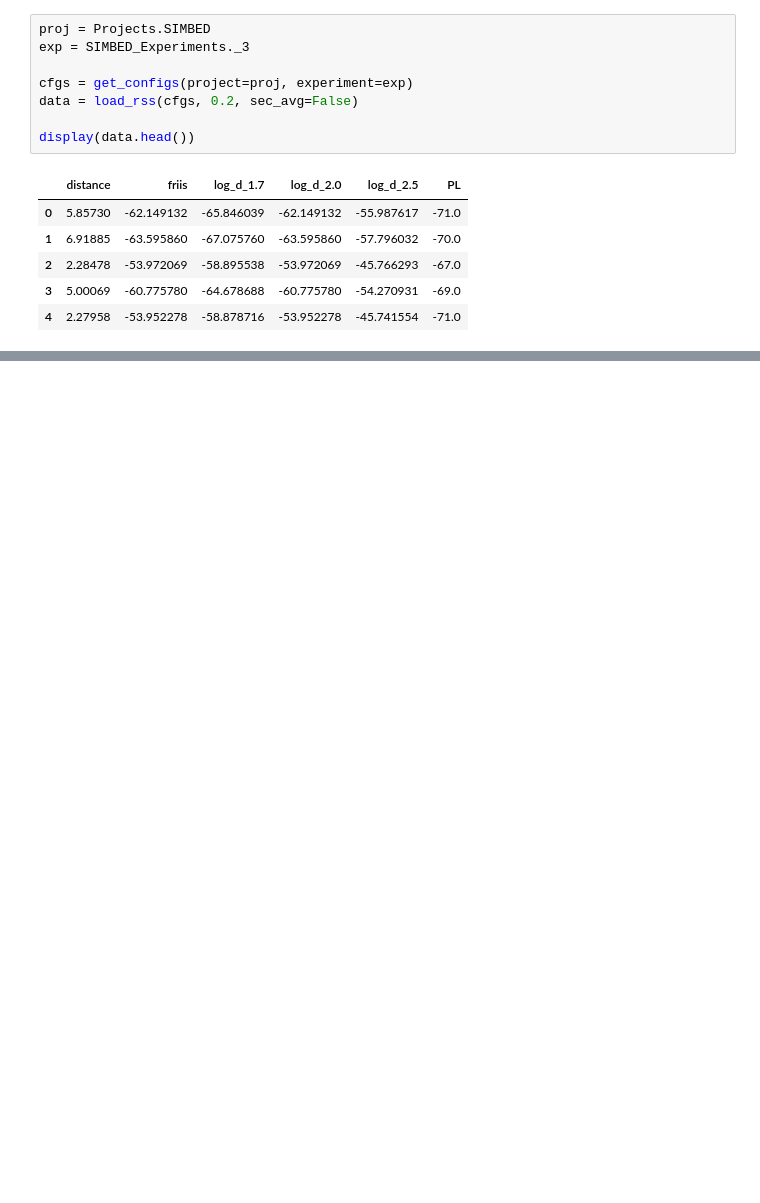
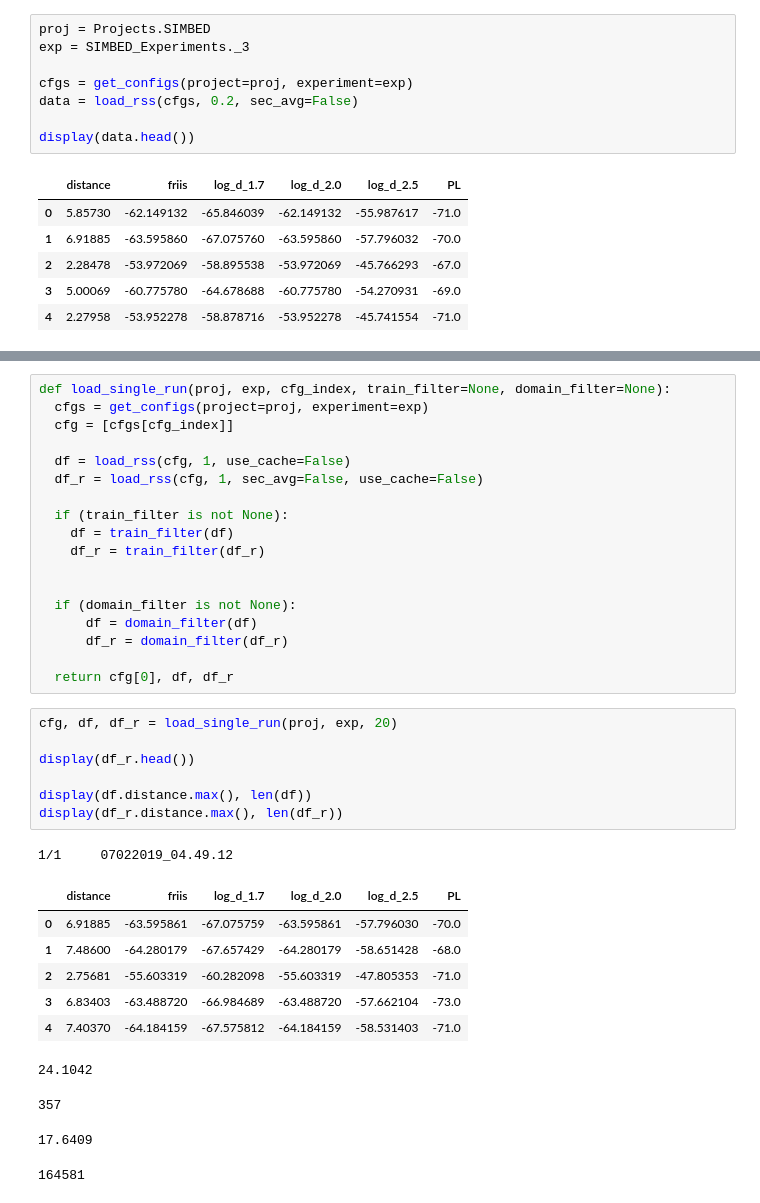
Before and after one commit to gregueiras/7052CEM, a Jupyter notebook: ff_3.ipynb, the cells around one changed output, grey strips where cells are left out. Cells and saved outputs as stored; diff of their text form; blank space fills up the shorter version.

```diff
--- a/ff_3.ipynb
+++ b/ff_3.ipynb
@@ -85,0 +143,37 @@ model(10)
+# %%
+def load_single_run(proj, exp, cfg_index, train_filter=None, domain_filter=None):
+  cfgs = get_configs(project=proj, experiment=exp)
+  cfg = [cfgs[cfg_index]]
+
+  df = load_rss(cfg, 1, use_cache=False)
+  df_r = load_rss(cfg, 1, sec_avg=False, use_cache=False)
+
+  if (train_filter is not None):
+    df = train_filter(df)
+    df_r = train_filter(df_r)
+
+
+  if (domain_filter is not None):
+      df = domain_filter(df)
+      df_r = domain_filter(df_r)
+
+  return cfg[0], df, df_r
+# %%
+cfg, df, df_r = load_single_run(proj, exp, 20)
+
+display(df_r.head())
+
+display(df.distance.max(), len(df))
+display(df_r.distance.max(), len(df_r))
+# %% [output]
+1/1     07022019_04.49.12
+|  | distance | friis | log_d_1.7 | log_d_2.0 | log_d_2.5 | PL |
+| 0 | 6.91885 | -63.595861 | -67.075759 | -63.595861 | -57.796030 | -70.0 |
+| 1 | 7.48600 | -64.280179 | -67.657429 | -64.280179 | -58.651428 | -68.0 |
+| 2 | 2.75681 | -55.603319 | -60.282098 | -55.603319 | -47.805353 | -71.0 |
+| 3 | 6.83403 | -63.488720 | -66.984689 | -63.488720 | -57.662104 | -73.0 |
+| 4 | 7.40370 | -64.184159 | -67.575812 | -64.184159 | -58.531403 | -71.0 |
+24.1042
+357
+17.6409
+164581
```
Also changed, not shown: parts of 6 cells of this notebook.
